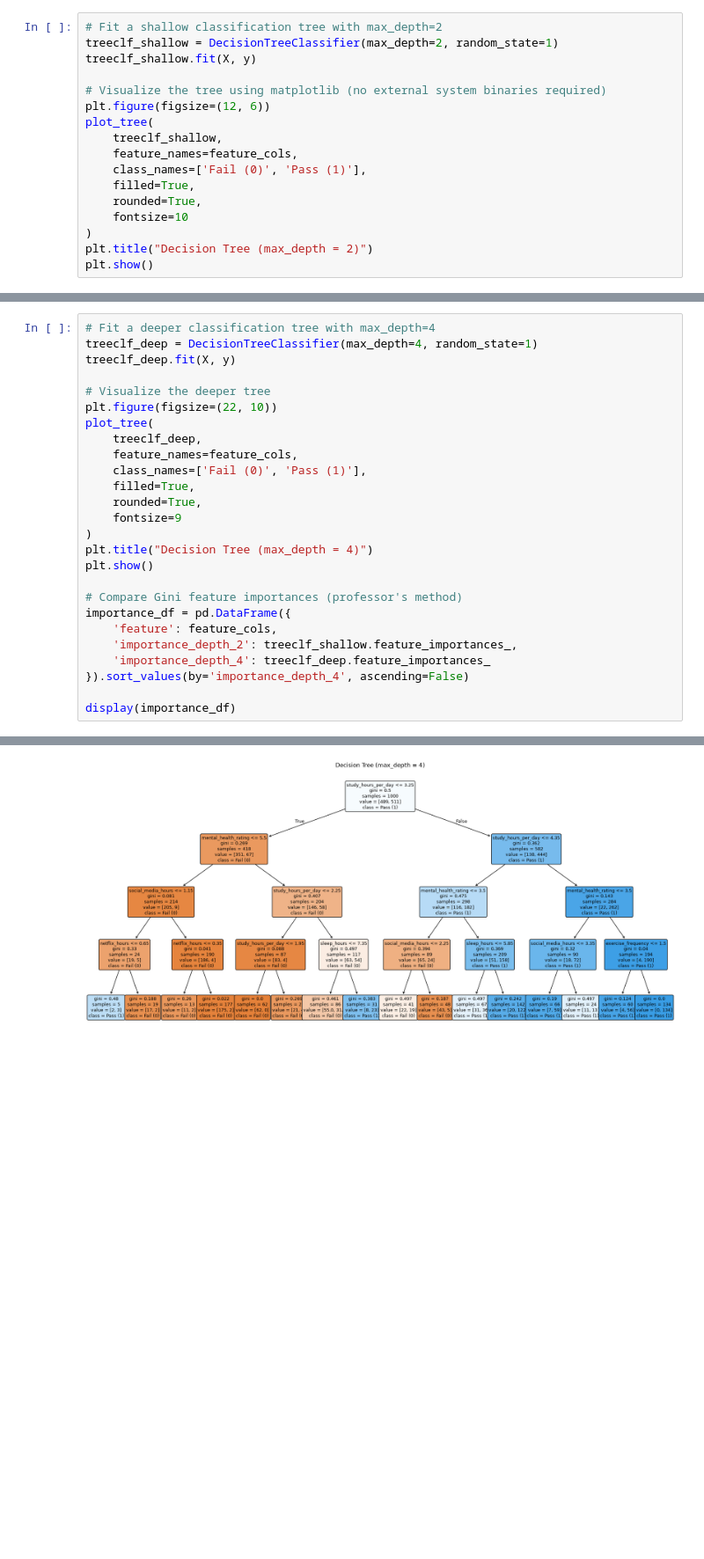
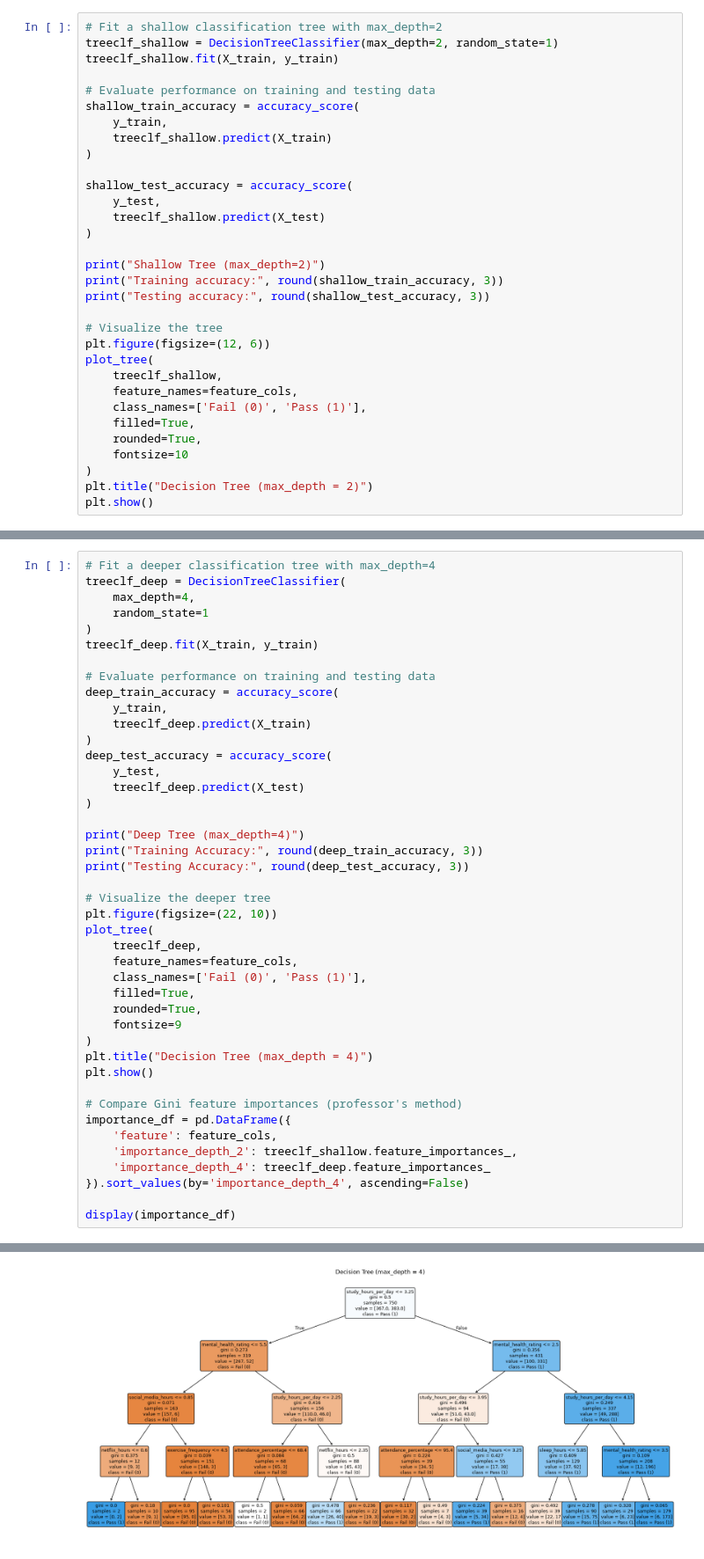
Before and after one commit to loudpugpug42/cs5830_project8, a Jupyter notebook: Project8.ipynb, the cells around one changed output, grey strips where cells are left out. Shown at 88% size. Saved outputs shown, nothing was run; the diff lists cells and outputs as text; blank space fills up the shorter version.

```diff
--- a/Project8.ipynb
+++ b/Project8.ipynb
@@ -62,9 +115,24 @@ display(X.head())
 # %%
 # Fit a shallow classification tree with max_depth=2
 treeclf_shallow = DecisionTreeClassifier(max_depth=2, random_state=1)
-treeclf_shallow.fit(X, y)
+treeclf_shallow.fit(X_train, y_train)
 
-# Visualize the tree using matplotlib (no external system binaries required)
+# Evaluate performance on training and testing data
+shallow_train_accuracy = accuracy_score(
+    y_train,
+    treeclf_shallow.predict(X_train)
+)
+
+shallow_test_accuracy = accuracy_score(
+    y_test,
+    treeclf_shallow.predict(X_test)
+)
+
+print("Shallow Tree (max_depth=2)")
+print("Training accuracy:", round(shallow_train_accuracy, 3))
+print("Testing accuracy:", round(shallow_test_accuracy, 3))
+
+# Visualize the tree
 plt.figure(figsize=(12, 6))
 plot_tree(
     treeclf_shallow,
@@ -81,7 +152,24 @@ plt.show()
 # %%
 # Fit a deeper classification tree with max_depth=4
-treeclf_deep = DecisionTreeClassifier(max_depth=4, random_state=1)
-treeclf_deep.fit(X, y)
+treeclf_deep = DecisionTreeClassifier(
+    max_depth=4,
+    random_state=1
+)
+treeclf_deep.fit(X_train, y_train)
+
+# Evaluate performance on training and testing data
+deep_train_accuracy = accuracy_score(
+    y_train,
+    treeclf_deep.predict(X_train)
+)
+deep_test_accuracy = accuracy_score(
+    y_test,
+    treeclf_deep.predict(X_test)
+)
+
+print("Deep Tree (max_depth=4)")
+print("Training Accuracy:", round(deep_train_accuracy, 3))
+print("Testing Accuracy:", round(deep_test_accuracy, 3))
 
 # Visualize the deeper tree
 plt.figure(figsize=(22, 10))
@@ -108,2 +199,2 @@ display(importance_df)
-[figure, old version]
+[figure, new version]
 |  | feature | importance_depth_2 | importance_depth_4 |
```
Also changed, not shown: parts of 16 cells of this notebook, 1 other file.
